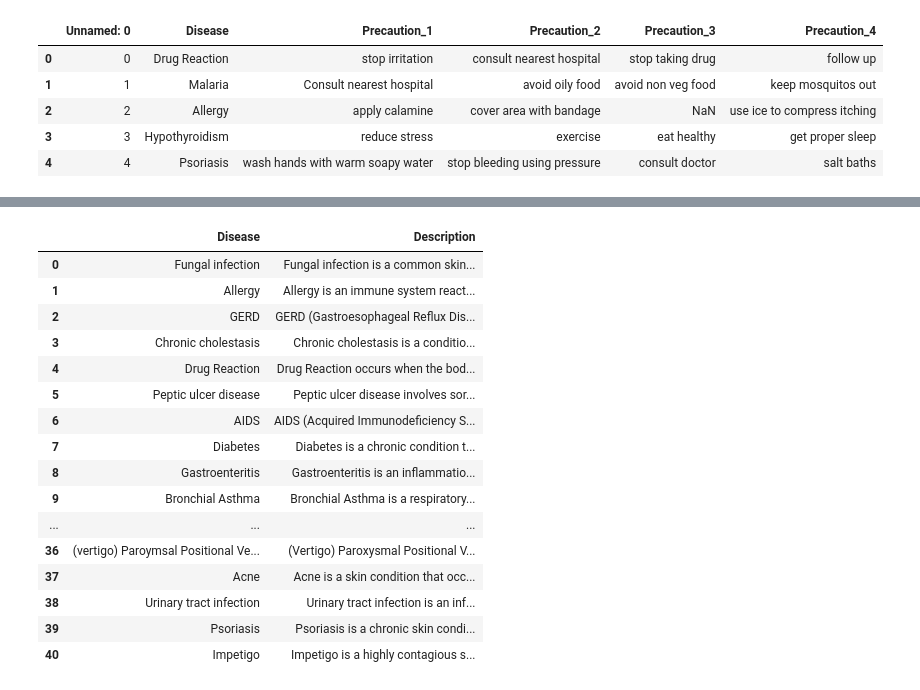
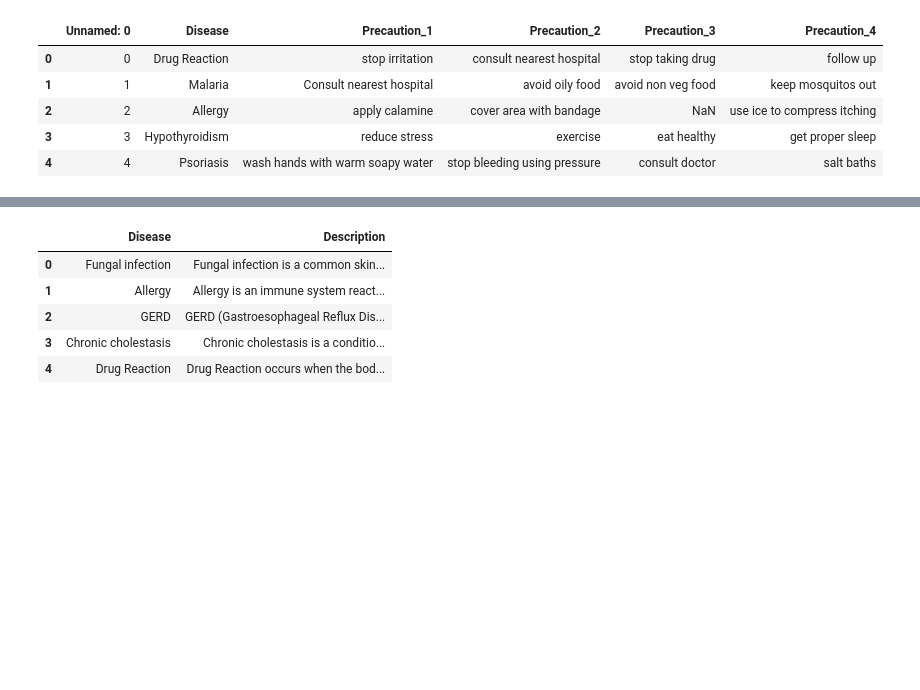
Before and after one commit to Muhammad-Ahtasham/DrugRecommender, a Jupyter notebook: Drug_Recommedation.ipynb, the cells around one changed output, grey strips where cells are left out. Cells and saved outputs as stored; diff of their text form; code cells hidden in the pictures; blank space fills up the shorter version.

```diff
--- a/Drug_Recommedation.ipynb
+++ b/Drug_Recommedation.ipynb
@@ -150,22 +143,11 @@ workout
 # %%
 description = pd.read_csv("Dataset/description.csv")
-description
+description.head()
 # %% [output]
 |  | Disease | Description |
 | 0 | Fungal infection | Fungal infection is a common skin... |
 | 1 | Allergy | Allergy is an immune system react... |
 | 2 | GERD | GERD (Gastroesophageal Reflux Dis... |
 | 3 | Chronic cholestasis | Chronic cholestasis is a conditio... |
 | 4 | Drug Reaction | Drug Reaction occurs when the bod... |
-| 5 | Peptic ulcer disease | Peptic ulcer disease involves sor... |
-| 6 | AIDS | AIDS (Acquired Immunodeficiency S... |
-| 7 | Diabetes | Diabetes is a chronic condition t... |
-| 8 | Gastroenteritis | Gastroenteritis is an inflammatio... |
-| 9 | Bronchial Asthma | Bronchial Asthma is a respiratory... |
-| ... | ... | ... |
-| 36 | (vertigo) Paroymsal Positional Ve... | (Vertigo) Paroxysmal Positional V... |
-| 37 | Acne | Acne is a skin condition that occ... |
-| 38 | Urinary tract infection | Urinary tract infection is an inf... |
-| 39 | Psoriasis | Psoriasis is a chronic skin condi... |
-| 40 | Impetigo | Impetigo is a highly contagious s... |
 # %%
```
Also changed, not shown: parts of 5 cells of this notebook.
